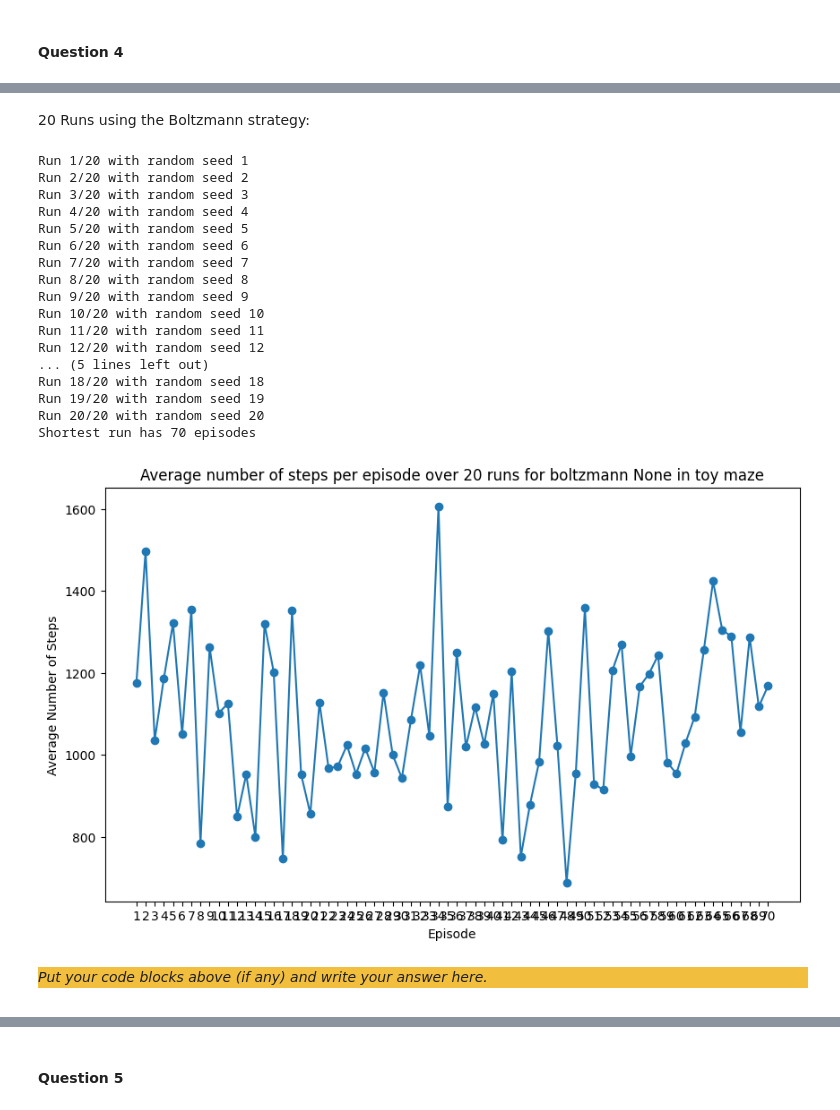
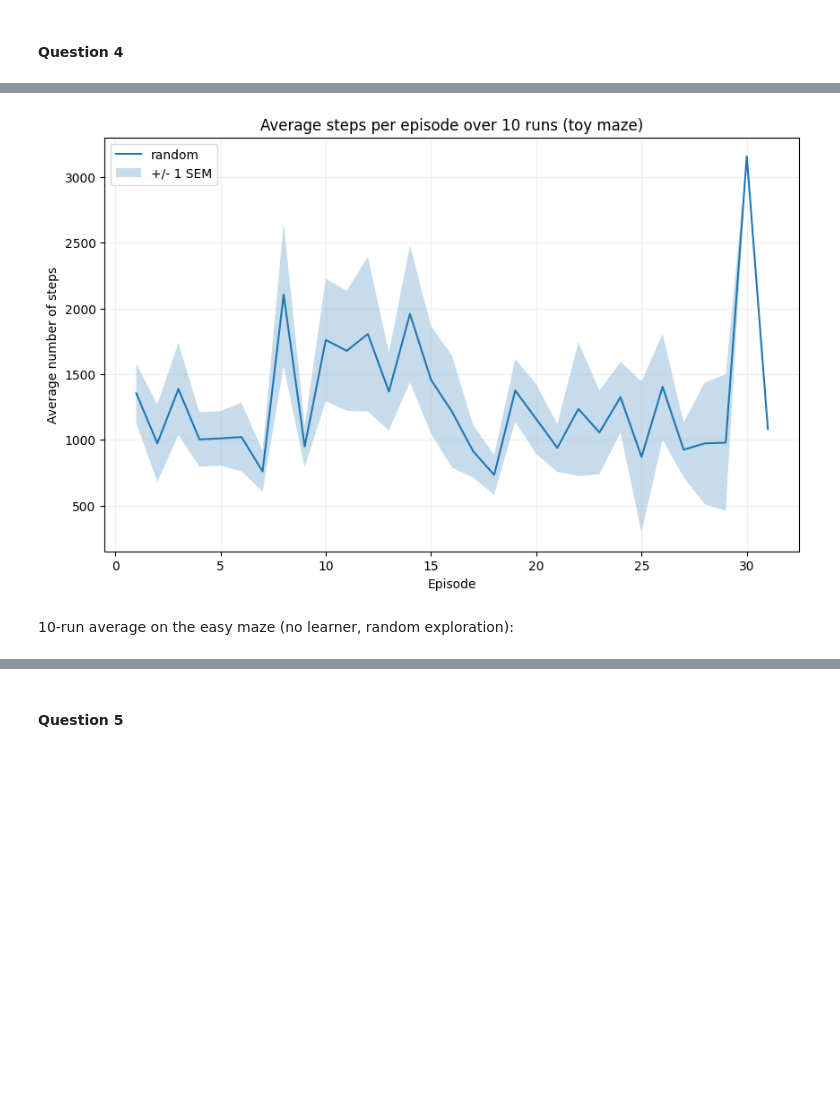
Before and after one commit to Pavel-77-ro/RL-Assignment, a Jupyter notebook: src/Main.ipynb, the cells around one changed output, grey strips where cells are left out. Drawn from its saved outputs; the diff is of its cells as text; code cells hidden in the pictures; blank space fills up the shorter version.

```diff
--- a/src/Main.ipynb
+++ b/src/Main.ipynb
@@ -107,9 +162,9 @@ _Put your extra code blocks above (if any) and write your answer here._
 maze = Maze("./../data/easy_maze.txt")
 maze.set_reward(x=24, y=14, reward=10)
 maze.set_terminal(x=24, y=14)
-# Create an Agent.
+
 agent = Agent(start_x=0, start_y=0)
-# Create a QTable.
+
 states = maze.get_all_states()
 actions = [Action(id) for id in ["up", "down", "left", "right"]]
 q_table = QTable(states, actions)
@@ -121,10 +176,9 @@ n_episodes = 300
 episode_lengths = []
 episode_rewards = []
 
-for episode in tqdm(range(n_episodes)):
+for episode in range(n_episodes):
     pass
 # %%
-# Create maze instances
 # Toy Maze
 maze_toy = Maze("./../data/toy_maze.txt")
 maze_toy.set_reward(x=9, y=9, reward=10)
@@ -134,3 +188,7 @@ maze_toy.set_terminal(x=9, y=9)
 maze_easy = Maze("./../data/easy_maze.txt")
 maze_easy.set_reward(x=24, y=14, reward=10)
 maze_easy.set_terminal(x=24, y=14)
+
+# Run-level step budgets (easy maze has a higher budget).
+TOY_MAX_STEPS_PER_RUN = 30000
+EASY_MAX_STEPS_PER_RUN = 50000
@@ -142,2 +195,11 @@ class SARSA:
+# %%
+class QLearning:
+    """Placeholder class used before the actual Question 5 implementation."""
+    pass
+
+
+class SARSA:
+    """Placeholder class used before the actual Question 5 implementation."""
+    pass
 # %%
 def step(
@@ -284,6 +464,7 @@ maze = Maze("./../data/toy_maze.txt")
 maze.set_reward(x=9, y=9, reward=10)
 maze.set_terminal(x=9, y=9)
 
+# Initialize agent and tabular structures
 agent = Agent(start_x=0, start_y=0)
 
 states = maze.get_all_states()
@@ -291,8 +472,9 @@ actions = [Action(id) for id in ["up", "down", "left", "right"]]
 q_table = QTable(states, actions)
 exploration_strategy = ExplorationStrategy(q_table)
 
+# Run one random-policy baseline experiment
 n_episodes = 300
-max_steps_per_episode = 30000
+max_steps_per_run = TOY_MAX_STEPS_PER_RUN
 np.random.seed(100)
 episode_lengths, episode_rewards = run_episodes(
     agent,
@@ -301,9 +483,10 @@ episode_lengths, episode_rewards = run_episodes(
     exploration_strategy,
     "random",
     n_episodes,
-    max_steps_per_episode=max_steps_per_episode,
+    max_steps_per_run=max_steps_per_run,
  )
 
+# Summary
 print(f"Total number of steps taken: {np.sum(episode_lengths)}")
 print(f"Total number of episodes: {len(episode_lengths)}")
 
@@ -444,36 +661,16 @@ Shortest run has 30 episodes
-# %% [markdown]
-20 Runs using the Boltzmann strategy:
 # %%
-# Plotting the average number of steps per episode over 20 runs for the random exploration strategy in the toy maze
-random_seeds = [1, 2, 3, 4, 5, 6, 7, 8, 9, 10, 11, 12, 13, 14, 15, 16, 17, 18, 19, 20]
+# Question 4 - Toy maze, no learner: does not improve over episodes.
+random_seeds = [1, 2, 3, 4, 5, 6, 7, 8, 9, 10]
 plot_average_runs(
     runs_number=len(random_seeds),
     random_seeds=random_seeds,
     maze_name="toy",
-    n_episodes=70,
-    exploration_strategy_name="boltzmann",
-    max_steps_per_episode=3000,
- )
+    n_episodes=1000,
+    exploration_strategy_name="random",
+    learner_name=None,
+    max_steps_per_run=TOY_MAX_STEPS_PER_RUN,
+)
 # %% [output]
-Run 1/20 with random seed 1
-Run 2/20 with random seed 2
-Run 3/20 with random seed 3
-Run 4/20 with random seed 4
-Run 5/20 with random seed 5
-Run 6/20 with random seed 6
-Run 7/20 with random seed 7
-Run 8/20 with random seed 8
-Run 9/20 with random seed 9
-Run 10/20 with random seed 10
-Run 11/20 with random seed 11
-Run 12/20 with random seed 12
-... (5 lines left out)
-Run 18/20 with random seed 18
-Run 19/20 with random seed 19
-Run 20/20 with random seed 20
-Shortest run has 70 episodes
-[figure, old version]
+[figure, new version]
-# %% [markdown]
-<div style="background-color:#f1be3e">
-
-_Put your code blocks above (if any) and write your answer here._
+# %% [markdown]
+10-run average on the easy maze (no learner, random exploration):
```
Also changed, not shown: parts of 70 cells of this notebook.
